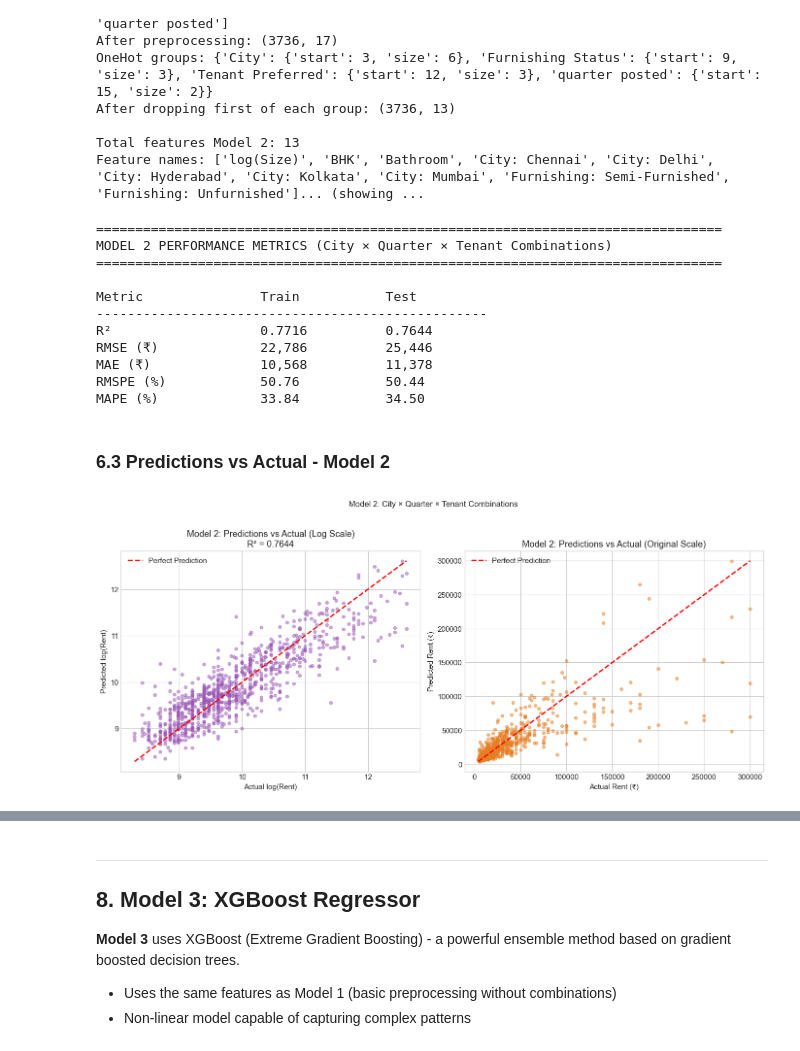
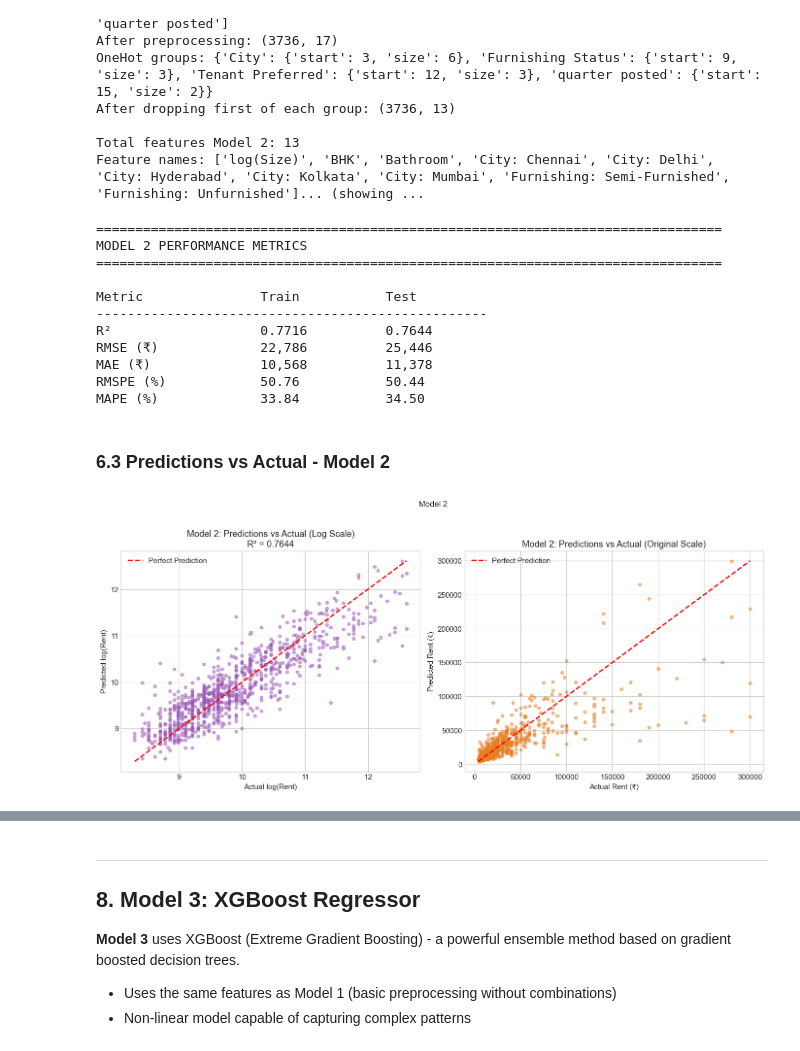
Before and after one commit to Grigor2003/house_rent_ds, a Jupyter notebook: ds.ipynb, the cells around one changed output, grey strips where cells are left out. Drawn from its saved outputs; the diff is of its cells as text; code cells hidden in the pictures.

```diff
--- a/ds.ipynb
+++ b/ds.ipynb
@@ -1179,7 +1179,7 @@ mape_test_m2 = mape(y_test_actual_m2, y_test_pred_m2)
 
 # Print Results
 print("=" * 80)
-print("MODEL 2 PERFORMANCE METRICS (City × Quarter × Tenant Combinations)")
+print("MODEL 2 PERFORMANCE METRICS")
 print("=" * 80)
 print()
 print(f"{'Metric':<20} {'Train':<15} {'Test':<15}")
@@ -1191,7 +1191,7 @@ print(f"{'RMSPE (%)':<20} {rmspe_train_m2:<15.2f} {rmspe_test_m2:<15.2f}")
 print(f"{'MAPE (%)':<20} {mape_train_m2:<15.2f} {mape_test_m2:<15.2f}")
 # %% [output]
 ================================================================================
-MODEL 2 PERFORMANCE METRICS (City × Quarter × Tenant Combinations)
+MODEL 2 PERFORMANCE METRICS
 ================================================================================
 
 Metric               Train           Test
@@ -1206,28 +1206,28 @@ MAPE (%)             33.84           34.50
 # %%
 # Predictions vs Actual visualization - Model 2
 fig, axes = plt.subplots(1, 2, figsize=(14, 6))
 
 # Log scale
 axes[0].scatter(y_test, y_test_pred_log_m2, alpha=0.5, c='#9b59b6', s=20)
 axes[0].plot([y_test.min(), y_test.max()], [y_test.min(), y_test.max()], 'r--', lw=2, label='Perfect Prediction')
 axes[0].set_xlabel('Actual log(Rent)')
 axes[0].set_ylabel('Predicted log(Rent)')
 axes[0].set_title(f'Model 2: Predictions vs Actual (Log Scale)\nR² = {r2_test_m2:.4f}')
 axes[0].legend()
 
 # Original scale
 axes[1].scatter(y_test_actual_m2, y_test_pred_m2, alpha=0.5, c='#e67e22', s=20)
 axes[1].plot([y_test_actual_m2.min(), y_test_actual_m2.max()], [y_test_actual_m2.min(), y_test_actual_m2.max()], 'r--', lw=2, label='Perfect Prediction')
 axes[1].set_xlabel('Actual Rent (₹)')
 axes[1].set_ylabel('Predicted Rent (₹)')
 axes[1].set_title('Model 2: Predictions vs Actual (Original Scale)')
 axes[1].legend()
 
-plt.suptitle('Model 2: City × Quarter × Tenant Combinations', y=1.02, fontsize=12)
+plt.suptitle('Model 2', y=1.02, fontsize=12)
 plt.tight_layout()
 plt.show()
 # %% [output]
-[figure, old version]
+[figure, new version]
 # %%
 # ============================================
 # Enhanced Coefficient Plot with Confidence Intervals and VIF - Model 2
```
Also changed, not shown: parts of 8 cells of this notebook.
